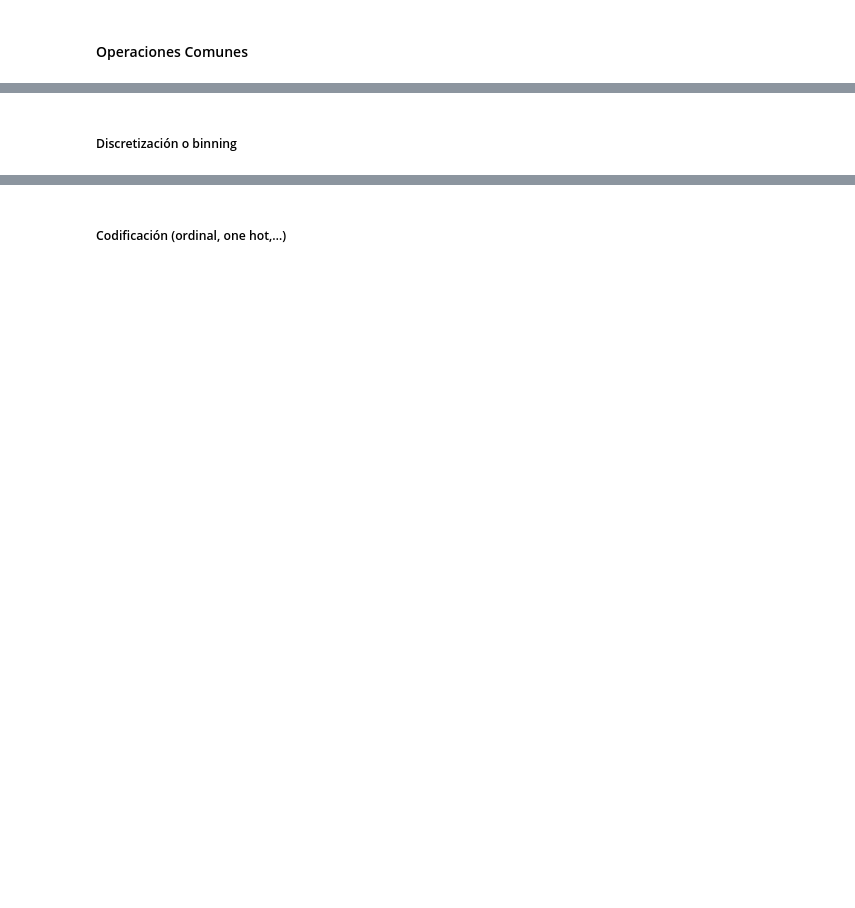
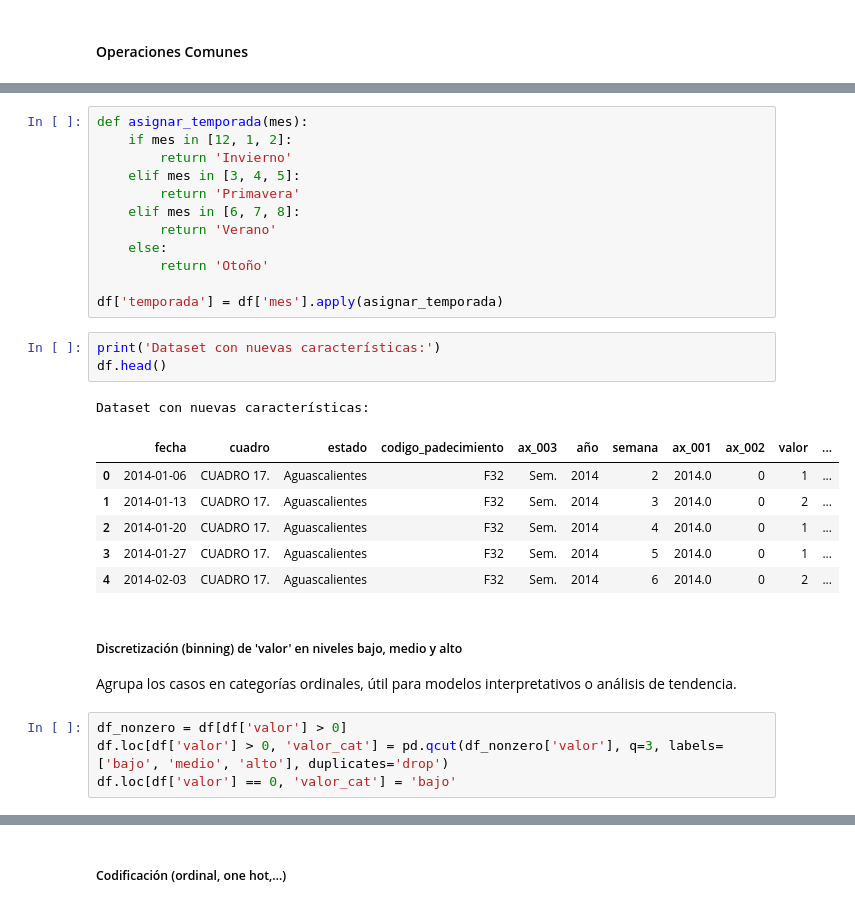
Before and after one commit to AbioticBaton4/proyecto-integrador-mna, a Jupyter notebook: src/features/Avance2.Equipo16.ipynb, the cells around one changed output, grey strips where cells are left out. Cells and saved outputs as stored; diff of their text form; blank space fills up the shorter version.

```diff
--- a/src/features/Avance2.Equipo16.ipynb
+++ b/src/features/Avance2.Equipo16.ipynb
@@ -54,2 +139,30 @@ df.head()
+# %%
+def asignar_temporada(mes):
+    if mes in [12, 1, 2]:
+        return 'Invierno'
+    elif mes in [3, 4, 5]:
+        return 'Primavera'
+    elif mes in [6, 7, 8]:
+        return 'Verano'
+    else:
+        return 'Otoño'
+
+df['temporada'] = df['mes'].apply(asignar_temporada)
+# %%
+print('Dataset con nuevas características:')
+df.head()
+# %% [output]
+Dataset con nuevas características:
+|  | fecha | cuadro | estado | codigo_padecimiento | ax_003 | año | semana | ax_001 | ax_002 | valor | ... |
+| 0 | 2014-01-06 | CUADRO 17. | Aguascalientes | F32 | Sem. | 2014 | 2 | 2014.0 | 0 | 1 | ... |
+| 1 | 2014-01-13 | CUADRO 17. | Aguascalientes | F32 | Sem. | 2014 | 3 | 2014.0 | 0 | 2 | ... |
+| 2 | 2014-01-20 | CUADRO 17. | Aguascalientes | F32 | Sem. | 2014 | 4 | 2014.0 | 0 | 1 | ... |
+| 3 | 2014-01-27 | CUADRO 17. | Aguascalientes | F32 | Sem. | 2014 | 5 | 2014.0 | 0 | 1 | ... |
+| 4 | 2014-02-03 | CUADRO 17. | Aguascalientes | F32 | Sem. | 2014 | 6 | 2014.0 | 0 | 2 | ... |
 # %% [markdown]
-##### Discretización o binning
+##### Discretización (binning) de 'valor' en niveles bajo, medio y alto
+Agrupa los casos en categorías ordinales, útil para modelos interpretativos o análisis de tendencia.
+# %%
+df_nonzero = df[df['valor'] > 0]
+df.loc[df['valor'] > 0, 'valor_cat'] = pd.qcut(df_nonzero['valor'], q=3, labels=['bajo', 'medio', 'alto'], duplicates='drop')
+df.loc[df['valor'] == 0, 'valor_cat'] = 'bajo'
```
Also changed, not shown: parts of 36 cells of this notebook, 1 other file.
